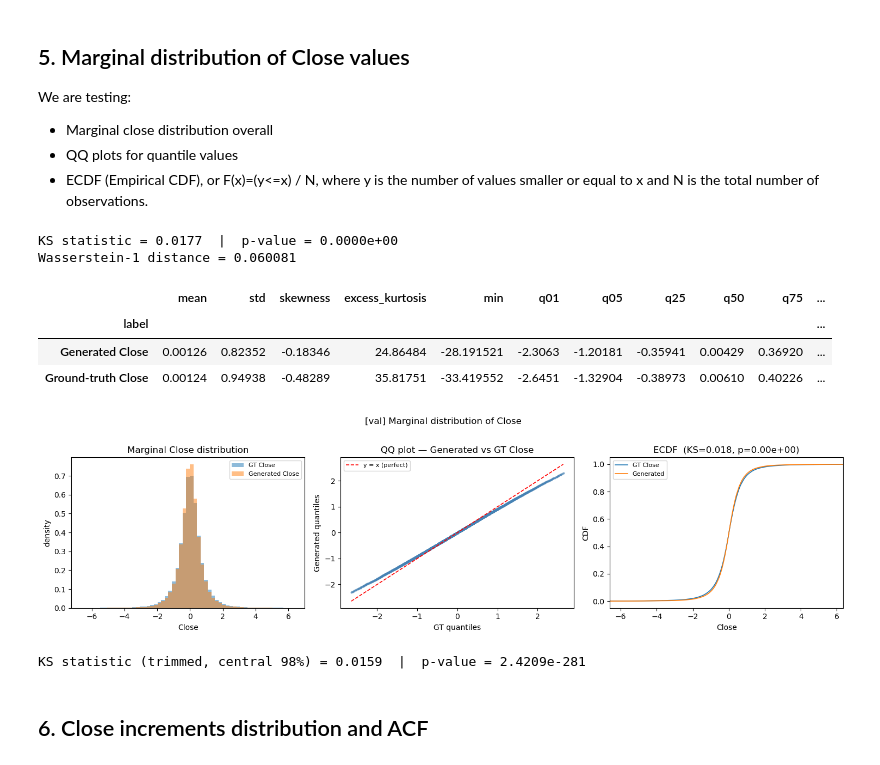
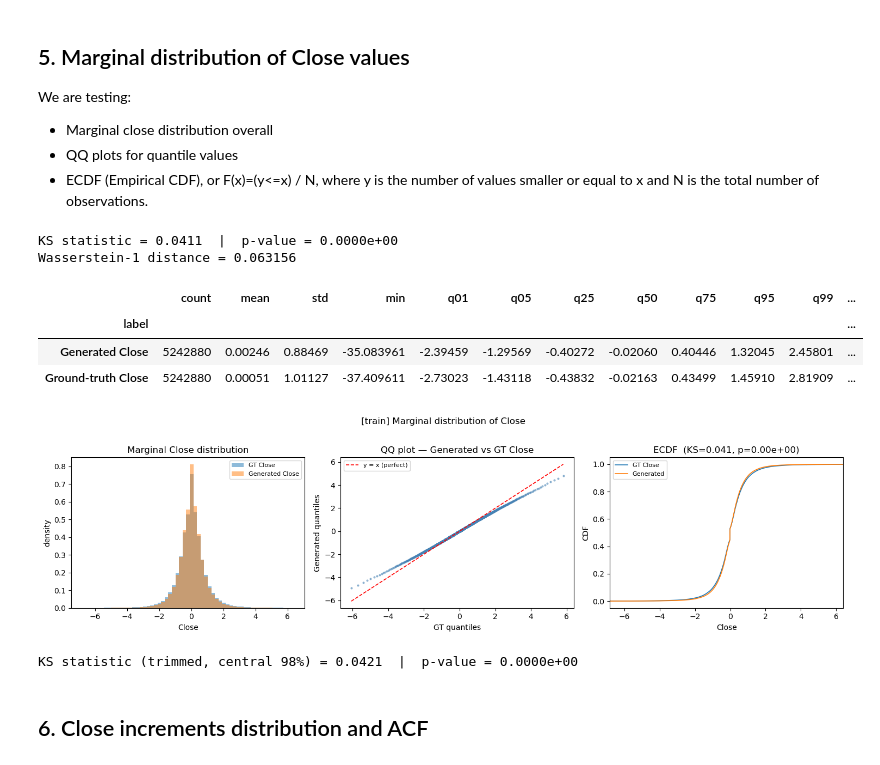
Before and after one commit to GiacomoNegri/Master-Thesis, a Jupyter notebook: notebooks/OHLC_conditional_csv_analysis.ipynb, the cells around one changed output. Drawn from its saved outputs; the diff is of its cells as text; code cells hidden in the pictures.

```diff
--- a/notebooks/OHLC_conditional_csv_analysis.ipynb
+++ b/notebooks/OHLC_conditional_csv_analysis.ipynb
@@ -20,14 +20,14 @@ CSV schemas
 # %%
 # ── USER INPUTS ───────────────────────────────────────────────────────────────
 CHECKPOINT_STEM = (
-    "EDM_POST2002_Pm--1.4-Ps-1.6_csv512_samples10_steps200_seed50_20260530_092236"
+    "EDM_REPLICATION_CLOS_ep-500_step-44500_sd-1.0_Pm--1.4_20260530_083037\csv1024_samples10_steps200_seed50_20260601_092603"
 )  # <-- sub-folder name under GEN_DIR (= checkpoint filename without .pt)
 
 GEN_DIR = "../data/generated/final/edm"  # base directory where generate_samples.py writes
 
-SPLIT   = "val"   # "train" | "val" | "both"  — which split(s) to analyse
+SPLIT   = "train"   # "train" | "val" | "both"  — which split(s) to analyse
 
-appendix = "post2002"
+appendix = "replication_Pm-1.4-Ps-1.6"  # appendix to add to output filename (e.g. for distinguishing different runs)
 # ─────────────────────────────────────────────────────────────────────────────
 # %%
 # ── USER INPUTS ── unnormalization ────────────────────────────────────────────
@@ -276,10 +276,9 @@ w1_dist = scipy_stats.wasserstein_distance(gen_flat, gt_flat)
 def moments(x, label):
     return {
         "label"           : label,
+        "count"           : len(x),
         "mean"            : np.mean(x),
         "std"             : np.std(x),
-        "skewness"        : scipy_stats.skew(x),
-        "excess_kurtosis" : scipy_stats.kurtosis(x, fisher=True),
         "min"             : np.min(x),
         "q01"             : np.quantile(x, 0.01),
         "q05"             : np.quantile(x, 0.05),
@@ -288,7 +287,9 @@ def moments(x, label):
         "q75"             : np.quantile(x, 0.75),
         "q95"             : np.quantile(x, 0.95),
         "q99"             : np.quantile(x, 0.99),
-        "max"             : np.max(x)
+        "max"             : np.max(x),
+        "skewness"        : scipy_stats.skew(x),
+        "excess_kurtosis" : scipy_stats.kurtosis(x, fisher=True),
     }
 
 df_moments = pd.DataFrame([
@@ -302,48 +303,48 @@ print(f"Wasserstein-1 distance = {w1_dist:.6f}")
 display(df_moments)
 
 combined = np.concatenate([gen_flat, gt_flat])
-lo, hi   = np.quantile(combined, [0.0005, 0.9995])
-bins     = np.linspace(lo, hi, 60)
-probs    = np.linspace(0.01, 0.99, min(len(gen_flat), 5_000))
+lo, hi   = np.quantile(combined, [0.001, 0.999])
+bins     = np.linspace(lo, hi, 80)
+probs    = np.linspace(0.001, 0.999, min(len(gen_flat), 5_000))
 
 fig, axes = plt.subplots(1, 3, figsize=(15, 4))
 
 ax = axes[0]
 ax.hist(gt_flat,  bins=bins, density=True, alpha=0.5, label="GT Close",        color="tab:blue")
 ax.hist(gen_flat, bins=bins, density=True, alpha=0.5, label="Generated Close", color="tab:orange")
 ax.set_title("Marginal Close distribution")
 ax.set_xlabel("Close"); ax.set_ylabel("density"); ax.legend(fontsize=8)
 
 ax = axes[1]
 q_gt  = np.quantile(gt_flat,  probs)
 q_gen = np.quantile(gen_flat, probs)
 ax.scatter(q_gt, q_gen, s=4, alpha=0.5, color="steelblue")
 lims = [min(q_gt.min(), q_gen.min()), max(q_gt.max(), q_gen.max())]
 ax.plot(lims, lims, "r--", lw=1.2, label="y = x (perfect)")
 ax.set_title("QQ plot — Generated vs GT Close")
 ax.set_xlabel("GT quantiles"); ax.set_ylabel("Generated quantiles"); ax.legend(fontsize=8)
 
 ax = axes[2]
 for vals, label, color in [(gt_flat, "GT Close", "tab:blue"), (gen_flat, "Generated", "tab:orange")]:
     s = np.sort(vals)
     ax.plot(s, np.arange(1, len(s) + 1) / len(s), label=label, lw=1.2)
 ax.set_xlim(lo, hi)
 ax.set_title(f"ECDF  (KS={ks_stat:.3f}, p={ks_p:.2e})")
 ax.set_xlabel("Close"); ax.set_ylabel("CDF"); ax.legend(fontsize=8)
 
 plt.suptitle(f"[{ANALYSIS_SPLIT}] Marginal distribution of Close", y=1.02)
 plt.tight_layout()
 display(fig)
 plt.savefig(f"../images/final/edm/marginal_distribution_{appendix}.png", dpi=300, bbox_inches="tight")
 plt.close(fig)
 # %% [output]
-KS statistic = 0.0177  |  p-value = 0.0000e+00
-Wasserstein-1 distance = 0.060081
+KS statistic = 0.0411  |  p-value = 0.0000e+00
+Wasserstein-1 distance = 0.063156
-|  | mean | std | skewness | excess_kurtosis | min | q01 | q05 | q25 | q50 | q75 | ... |
-| label |  |  |  |  |  |  |  |  |  |  | ... |
-| Generated Close | 0.00126 | 0.82352 | -0.18346 | 24.86484 | -28.191521 | -2.3063 | -1.20181 | -0.35941 | 0.00429 | 0.36920 | ... |
-| Ground-truth Close | 0.00124 | 0.94938 | -0.48289 | 35.81751 | -33.419552 | -2.6451 | -1.32904 | -0.38973 | 0.00610 | 0.40226 | ... |
+|  | count | mean | std | min | q01 | q05 | q25 | q50 | q75 | q95 | q99 | ... |
+| label |  |  |  |  |  |  |  |  |  |  |  | ... |
+| Generated Close | 5242880 | 0.00246 | 0.88469 | -35.083961 | -2.39459 | -1.29569 | -0.40272 | -0.02060 | 0.40446 | 1.32045 | 2.45801 | ... |
+| Ground-truth Close | 5242880 | 0.00051 | 1.01127 | -37.409611 | -2.73023 | -1.43118 | -0.43832 | -0.02163 | 0.43499 | 1.45910 | 2.81909 | ... |
-[figure, old version]
+[figure, new version]
 # %%
 # KS on the central 98 % (exclude bottom/top 1 % of the combined distribution)
 combined_q01, combined_q99 = np.quantile(np.concatenate([gen_flat, gt_flat]), [0.01, 0.99])
@@ -352,7 +353,7 @@ gt_trim  = gt_flat [(gt_flat  >= combined_q01) & (gt_flat  <= combined_q99)]
 ks_trim_stat, ks_trim_p = scipy_stats.ks_2samp(gen_trim, gt_trim)
 print(f"KS statistic (trimmed, central 98%) = {ks_trim_stat:.4f}  |  p-value = {ks_trim_p:.4e}")
 # %% [output]
-KS statistic (trimmed, central 98%) = 0.0159  |  p-value = 2.4209e-281
+KS statistic (trimmed, central 98%) = 0.0421  |  p-value = 0.0000e+00
 # %% [markdown]
 ## 6. Close increments distribution and ACF
 # %%
```
Also changed, not shown: parts of 10 cells of this notebook.
